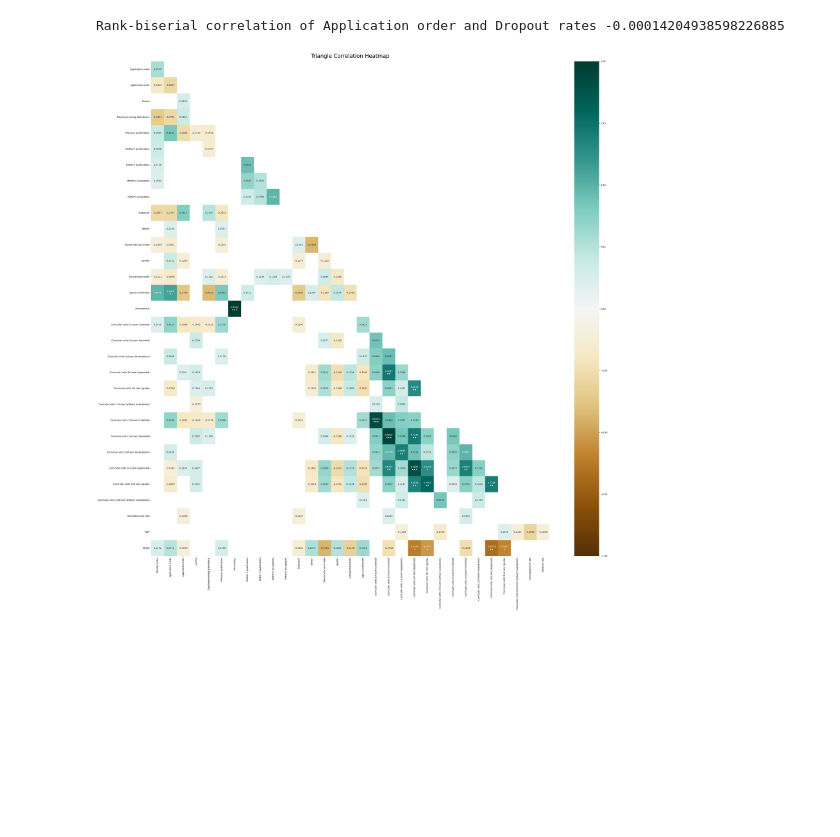
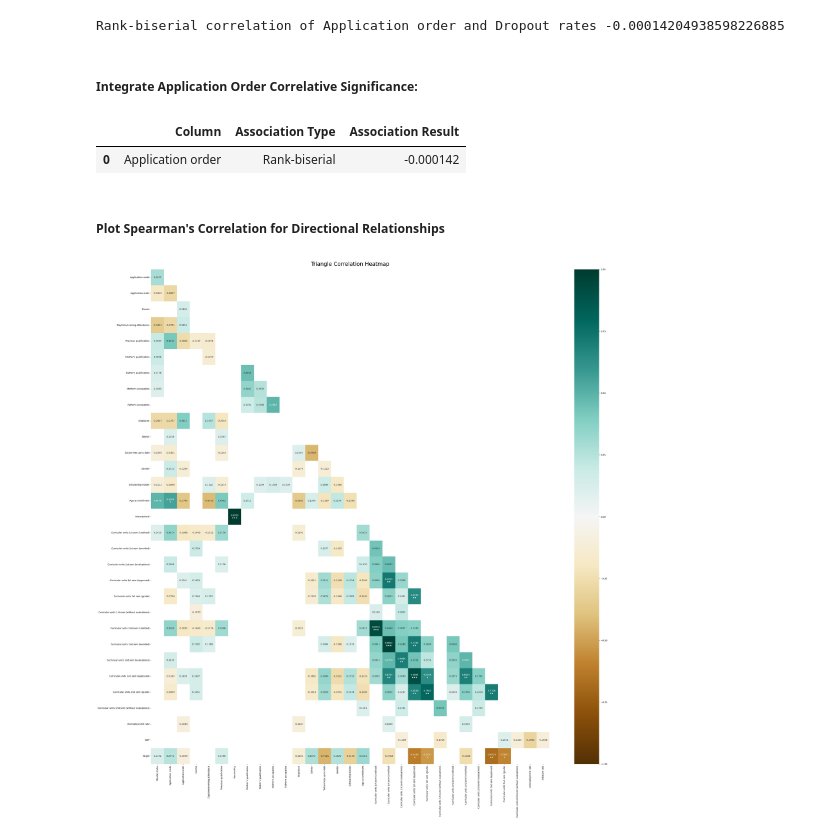
Before and after one commit to Kevin-Kwasnik/student-dropout-prediction, a Jupyter notebook: 2.Analysis/EDA.ipynb, the cells around one changed output. Saved outputs shown, nothing was run; the diff lists cells and outputs as text; code cells hidden in the pictures; blank space fills up the shorter version.

```diff
--- a/2.Analysis/EDA.ipynb
+++ b/2.Analysis/EDA.ipynb
@@ -291,3 +296,12 @@ print(
 )
 # %% [output]
 Rank-biserial correlation of Application order and Dropout rates -0.00014204938598226885
+# %% [markdown]
+##### Integrate Application Order Correlative Significance:
+# %%
+rb = pd.DataFrame(columns=['Column', 'Association Type', 'Association Result'], data=[['Application order', 'Rank-biserial', -0.000142]])
+# %%
+rb.head()
+# %% [output]
+|  | Column | Association Type | Association Result |
+| 0 | Application order | Rank-biserial | -0.000142 |
@@ -294,5 +312,7 @@ Rank-biserial correlation of Application order and Dropout rates -0.000142049385
 # %%
 plt.rcParams['figure.figsize']= [40,40]
+# %% [markdown]
+##### Plot Spearman's Correlation for Directional Relationships
 # %%
 #spearman's correlation used for strength and direction of monotonic relationship
 corr = student_data_filt.corr(method='spearman')
```
Also changed, not shown: parts of 18 cells of this notebook.
